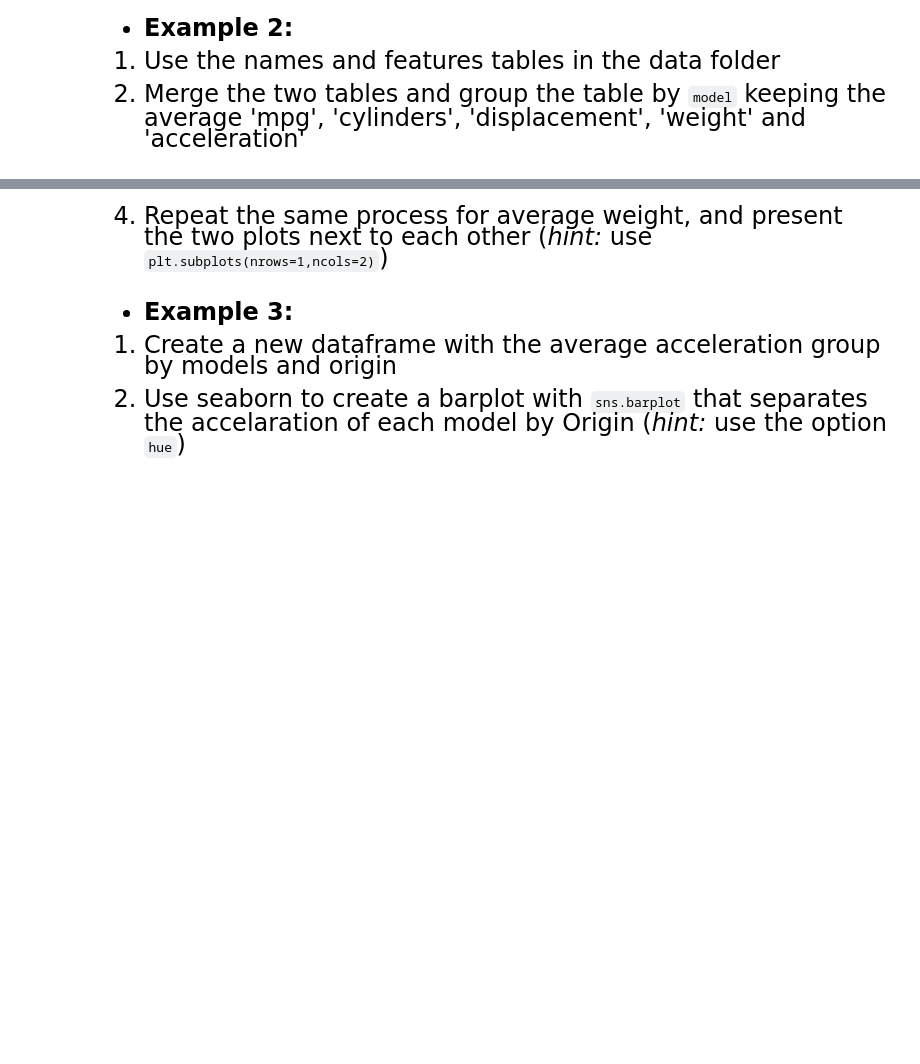
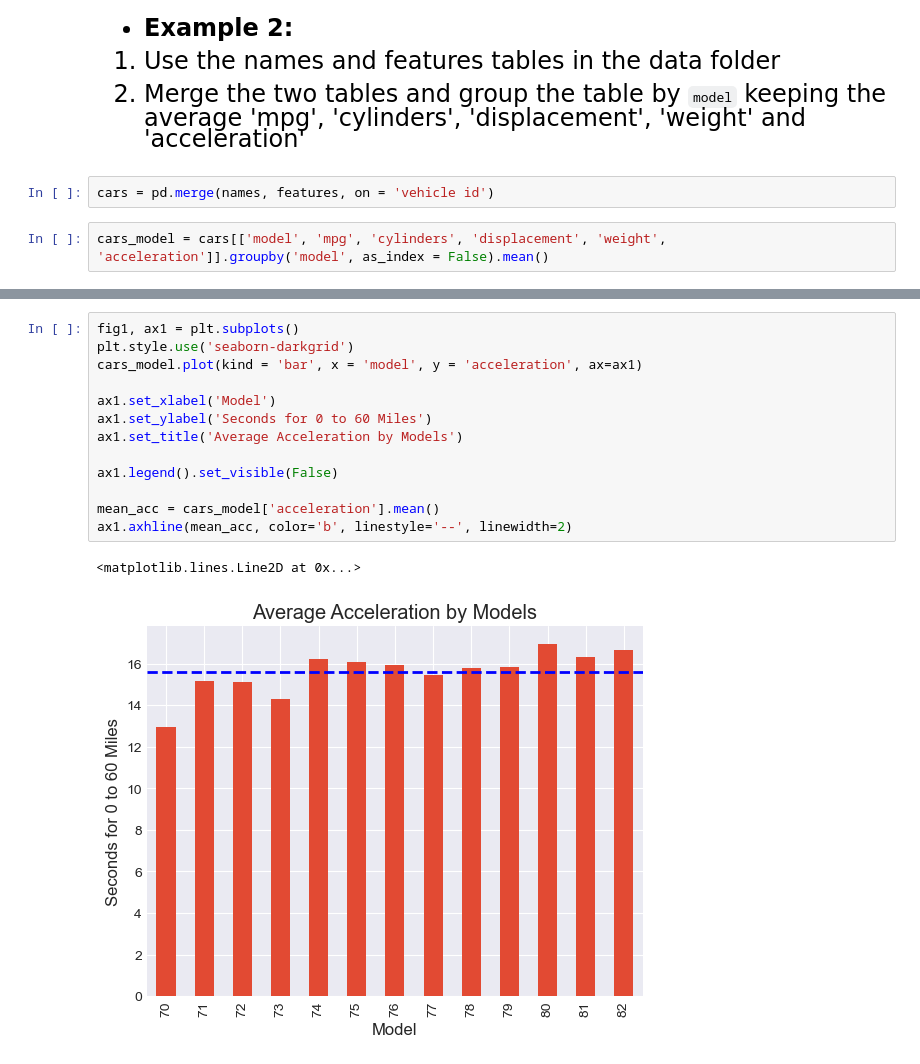
Before and after one commit to JE-Classrooms/qtm151-notes, a Jupyter notebook: lecture17/lecture17.ipynb, the cells around one changed output, grey strips where cells are left out. Cells and saved outputs as stored; diff of their text form; blank space fills up the shorter version.

````diff
--- a/lecture17/lecture17.ipynb
+++ b/lecture17/lecture17.ipynb
@@ -93,3 +100,7 @@ features = pd.read_csv('data/features.csv')
 1. Use the names and features tables in the data folder
 
 2. Merge the two tables and group the table by ```model``` keeping the average 'mpg', 'cylinders', 'displacement', 'weight' and 'acceleration'
+# %%
+cars = pd.merge(names, features, on = 'vehicle id')
+# %%
+cars_model = cars[['model', 'mpg', 'cylinders', 'displacement', 'weight', 'acceleration']].groupby('model', as_index = False).mean()
@@ -116,12 +148,16 @@ features = pd.read_csv('data/features.csv')
-# %% [markdown]
-<font size="5">
-
-4. Repeat the same process for average weight, and present the two plots next to each other (*hint:* use ```plt.subplots(nrows=1,ncols=2)```)
-# %% [markdown]
-<font size="5">
-
-- **Example 3:**
-
-1. Create a new dataframe with the average acceleration group by models and origin
-
-2. Use seaborn to create a barplot with ```sns.barplot``` that separates the accelaration of each model by Origin (*hint:* use the option ```hue```)
+# %%
+fig1, ax1 = plt.subplots()
+plt.style.use('seaborn-darkgrid')
+cars_model.plot(kind = 'bar', x = 'model', y = 'acceleration', ax=ax1)
+
+ax1.set_xlabel('Model')
+ax1.set_ylabel('Seconds for 0 to 60 Miles')
+ax1.set_title('Average Acceleration by Models')
+
+ax1.legend().set_visible(False)
+
+mean_acc = cars_model['acceleration'].mean()
+ax1.axhline(mean_acc, color='b', linestyle='--', linewidth=2)
+# %% [output]
+<matplotlib.lines.Line2D at 0x...>
+[figure, added]
````
Also changed, not shown: parts of 4 cells of this notebook, 1 other file.
